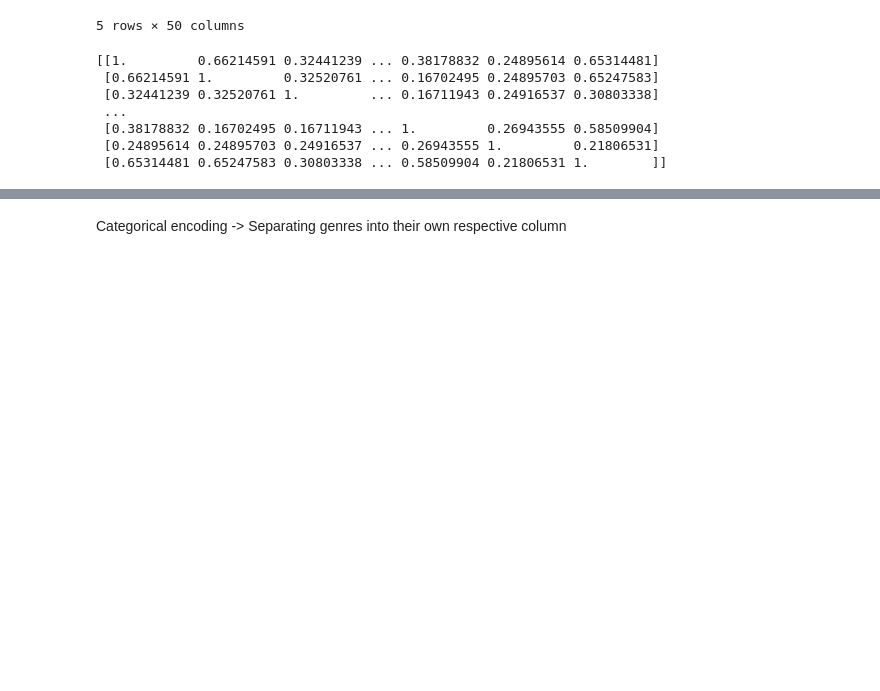
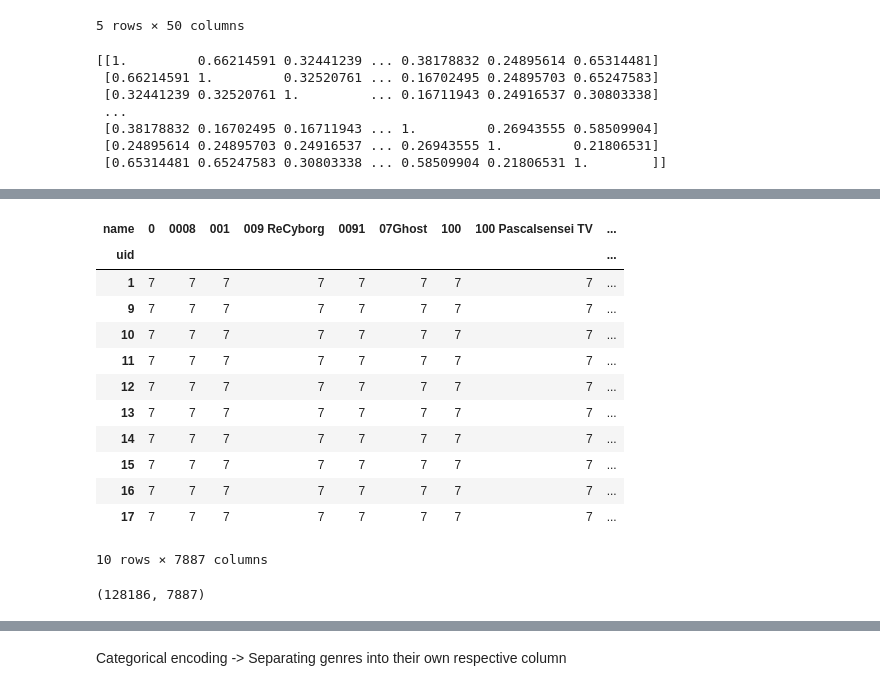
Before and after one commit to Haaris-Syed/AnimeRecommender, a Jupyter notebook: AnimeDataset-Preprocessing.ipynb, the cells around one changed output, grey strips where cells are left out. Drawn from its saved outputs; the diff is of its cells as text; code cells hidden in the pictures; blank space fills up the shorter version.

```diff
--- a/AnimeDataset-Preprocessing.ipynb
+++ b/AnimeDataset-Preprocessing.ipynb
@@ -232,0 +222,7 @@ merged_anime_reviews_df.head()
+# %%
+anime_with_ratings_df = pd.merge(anime_df, user_ratings_df, on='anime_uid')
+
+anime_with_ratings_df.drop_duplicates(subset=['uid', 'name'], inplace=True)
+anime_with_ratings_df.reset_index(drop=True, inplace=True)
+
+anime_with_ratings_df.head()
@@ -232,0 +342,23 @@ merged_anime_reviews_df.head()
+# %%
+anime_rating_pivot = anime_with_ratings_df.pivot_table(index='uid', columns='name', values='score', fill_value=7)
+# anime_rating_pivot.fillna(0, inplace=True)
+
+anime_rating_pivot.head(10)
+# %% [output]
+| name | 0 | 0008 | 001 | 009 ReCyborg | 0091 | 07Ghost | 100 | 100 Pascalsensei TV | ... |
+| uid |  |  |  |  |  |  |  |  | ... |
+| 1 | 7 | 7 | 7 | 7 | 7 | 7 | 7 | 7 | ... |
+| 9 | 7 | 7 | 7 | 7 | 7 | 7 | 7 | 7 | ... |
+| 10 | 7 | 7 | 7 | 7 | 7 | 7 | 7 | 7 | ... |
+| 11 | 7 | 7 | 7 | 7 | 7 | 7 | 7 | 7 | ... |
+| 12 | 7 | 7 | 7 | 7 | 7 | 7 | 7 | 7 | ... |
+| 13 | 7 | 7 | 7 | 7 | 7 | 7 | 7 | 7 | ... |
+| 14 | 7 | 7 | 7 | 7 | 7 | 7 | 7 | 7 | ... |
+| 15 | 7 | 7 | 7 | 7 | 7 | 7 | 7 | 7 | ... |
+| 16 | 7 | 7 | 7 | 7 | 7 | 7 | 7 | 7 | ... |
+| 17 | 7 | 7 | 7 | 7 | 7 | 7 | 7 | 7 | ... |
+10 rows × 7887 columns
+# %%
+anime_rating_pivot.shape
+# %% [output]
+(128186, 7887)
```
Also changed, not shown: parts of 51 cells of this notebook.
